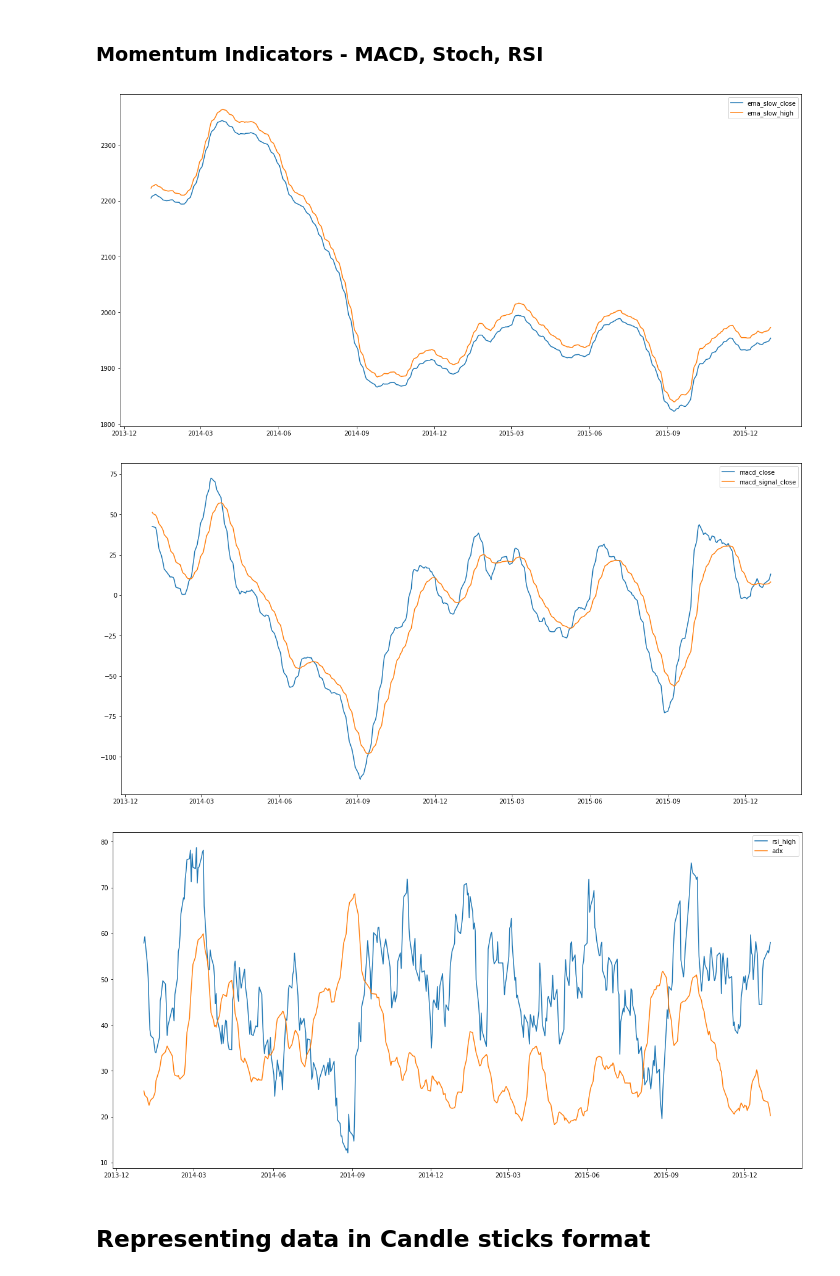
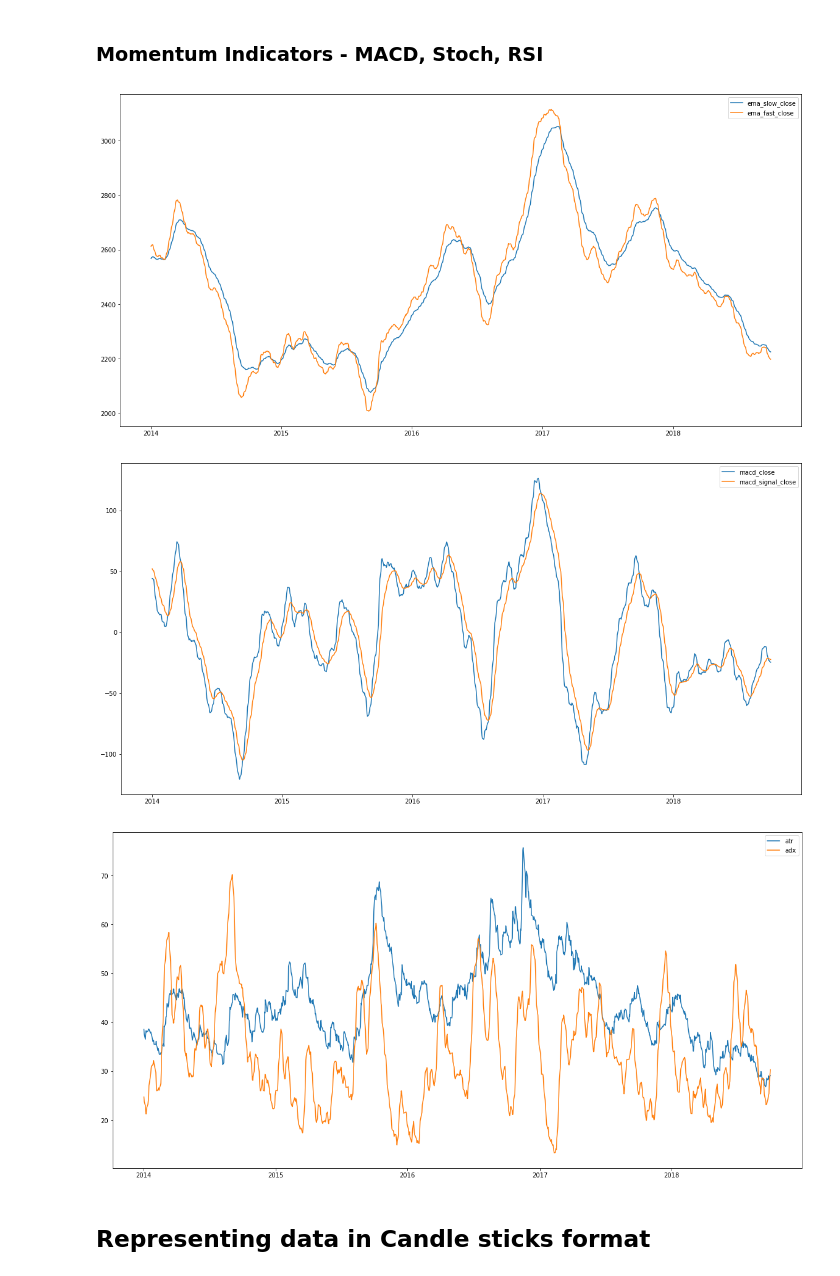
Before and after one commit to praveenbysani/cl3ofunds, a Jupyter notebook: FCPO_Feature Engineering.ipynb, the cells around one changed output. Cells and saved outputs as stored; diff of their text form; code cells hidden in the pictures.

Commit message:
added processing of non-adjusted fcpo data, functions for generating trading signals

```diff
--- a/FCPO_Feature Engineering.ipynb
+++ b/FCPO_Feature Engineering.ipynb
@@ -23,6 +23,8 @@ np.random.seed(999)
 # %%
 fcpo_data_daily=pd.read_hdf('processed_dta.h5','fcpo_data_daily')
 fcpo_data_hourly=pd.read_hdf('processed_dta.h5','fcpo_data_hourly')
+# %%
+fcpo_data_new=pd.read_hdf('processed_dta.h5','fcpo_data_new')
 # %%
 # infer whether the hour is a positive or negative price change
 fcpo_data_hourly=fcpo_data_hourly.assign(positive_hour=(fcpo_data_hourly.apply(lambda x: 1 if x['Close'] > x['Open']*1.002 else 0 ,axis=1)),
@@ -138,6 +140,9 @@ def generate_custom_ind(fcpo_data_daily,fcpo_data_hourly):
 # %%
 fcpo_daily_tind=generate_tech_ind(fcpo_data_daily[['Open','High','Low','Close','Volume']].shift(1))
 fcpo_daily_cdlind=generate_candlestick_ind(fcpo_data_daily[['Open','High','Low','Close']].shift(1))
+# %%
+fcpo_new_tind=generate_tech_ind(fcpo_data_new[['Open','High','Low','Close','Volume']].shift(1))
+fcpo_new_cdlind=generate_candlestick_ind(fcpo_data_new[['Open','High','Low','Close']].shift(1))
 # %%
 fcpo_daily_cind=generate_custom_ind(fcpo_data_daily,fcpo_data_hourly).shift(1).bfill()
 # %%
@@ -151,29 +158,29 @@ hdf_store.close()
 ### Momentum Indicators - MACD, Stoch, RSI
 # %%
 plt.figure(figsize=(20,10))
-plt.plot(fcpo_daily_tind['2014-01-01':'2016-01-01']['ema_slow_close'])
-plt.plot(fcpo_daily_tind['2014-01-01':'2016-01-01']['ema_slow_high'])
+plt.plot(fcpo_new_tind['2014-01-01':'2018-10-01']['ema_slow_close'])
+plt.plot(fcpo_new_tind['2014-01-01':'2018-10-01']['ema_fast_close'])
 #plt.plot(fcpo_data_daily['2007-01-01':'2016-01-01']['Close'])
 plt.legend()
 plt.show()
 # %% [output]
-[figure, old version]
+[figure, new version]
 # %%
 plt.figure(figsize=(20,10))
-plt.plot(fcpo_daily_tind['2014-01-01':'2016-01-01']['macd_close'])
-plt.plot(fcpo_daily_tind['2014-01-01':'2016-01-01']['macd_signal_close'])
+plt.plot(fcpo_new_tind['2014-01-01':'2018-10-01']['macd_close'])
+plt.plot(fcpo_new_tind['2014-01-01':'2018-10-01']['macd_signal_close'])
 plt.legend()
 plt.show()
 # %% [output]
-[figure, old version]
+[figure, new version]
 # %%
 plt.figure(figsize=(20,10))
-plt.plot(fcpo_daily_tind['2014-01-01':'2016-01-01']['rsi_high'])
-plt.plot(fcpo_daily_tind['2014-01-01':'2016-01-01']['adx'])
+plt.plot(fcpo_new_tind['2014-01-01':'2018-10-01']['atr'])
+plt.plot(fcpo_new_tind['2014-01-01':'2018-10-01']['adx'])
 plt.legend()
 plt.show()
 # %% [output]
-[figure, old version]
+[figure, new version]
 # %% [markdown]
 ## Representing data in Candle sticks format
 # %%
```
Also changed, not shown: parts of 5 cells of this notebook, 7 other files.
